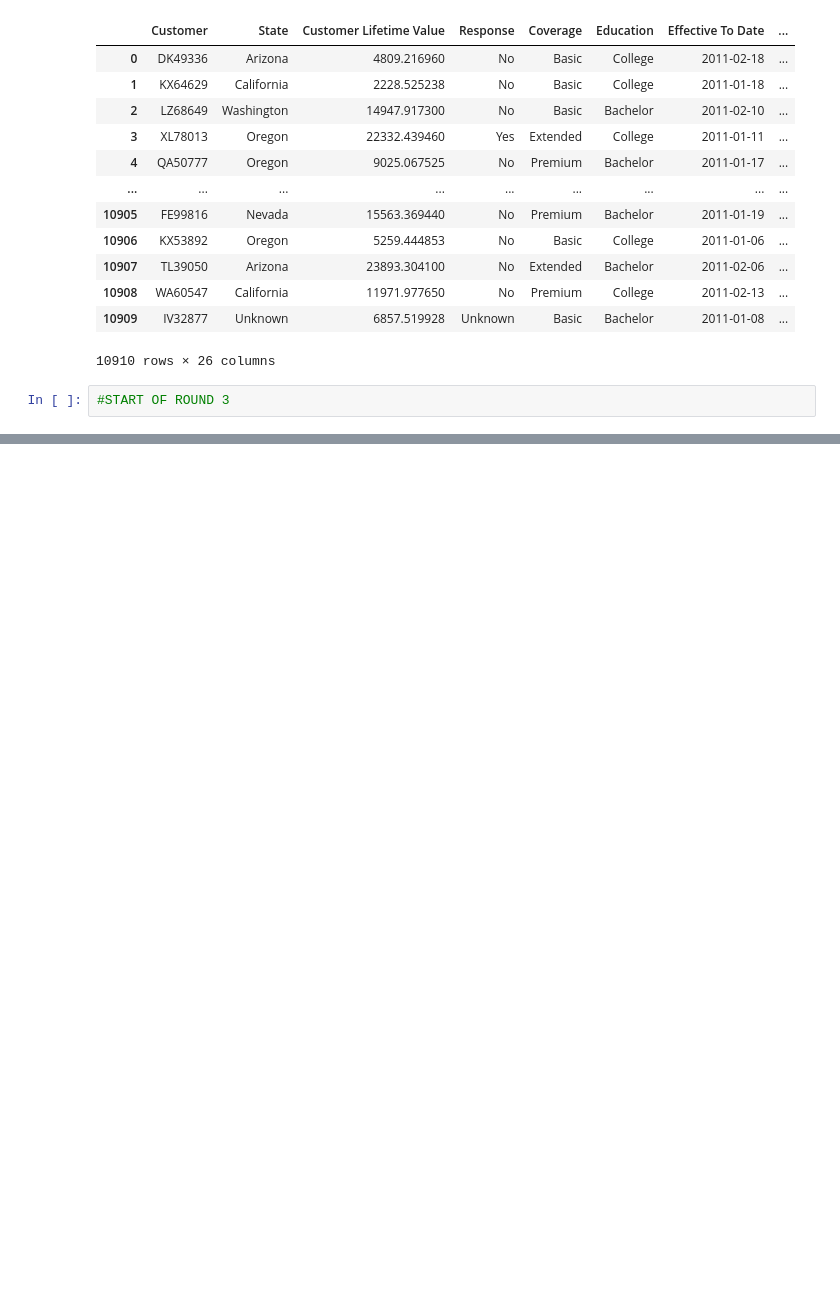
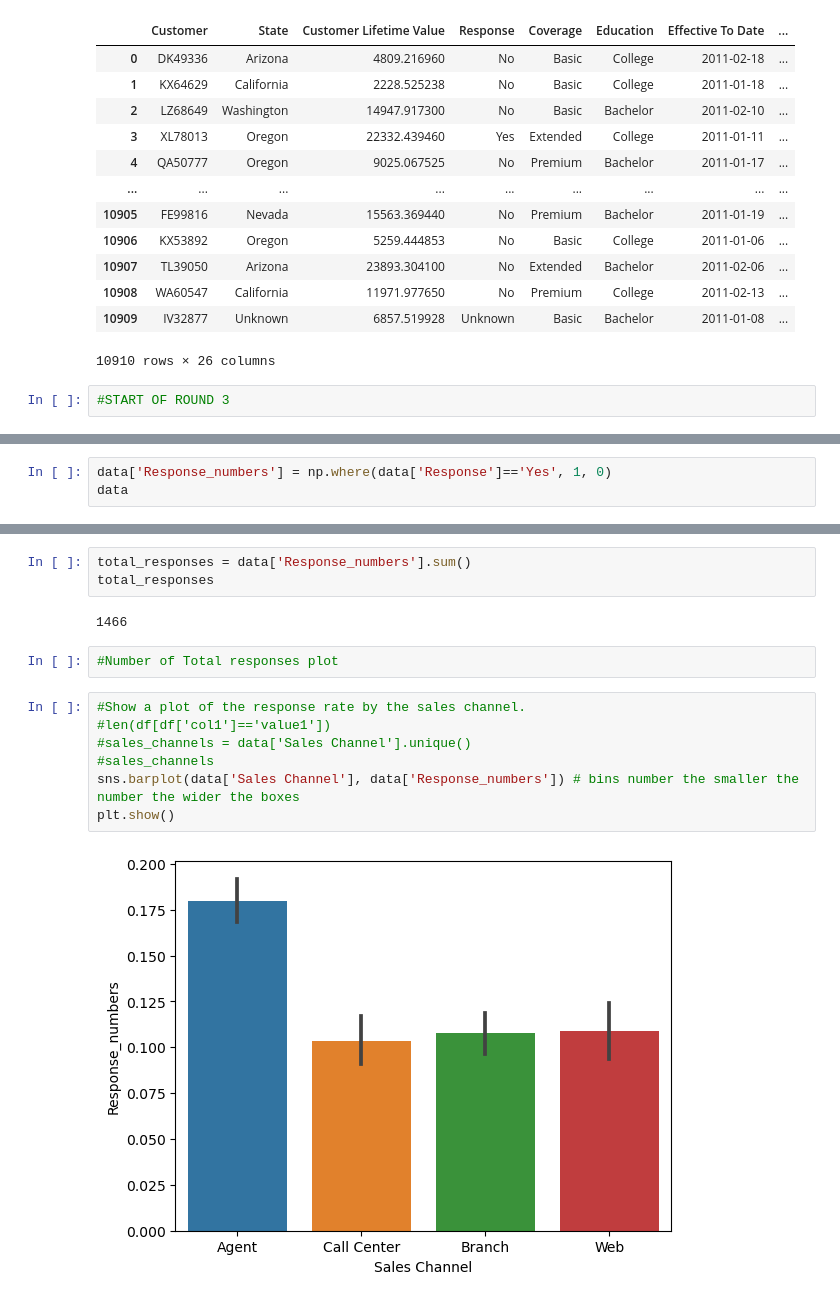
Before and after one commit to lutrx/lab-customer-analysis-round-2, a Jupyter notebook: solution.ipynb, the cells around one changed output, grey strips where cells are left out. Drawn from its saved outputs; the diff is of its cells as text; blank space fills up the shorter version.

```diff
--- a/solution.ipynb
+++ b/solution.ipynb
@@ -247,0 +298,3 @@ filtered_data
+# %%
+data['Response_numbers'] = np.where(data['Response']=='Yes', 1, 0)
+data
@@ -247,0 +315,16 @@ filtered_data
+# %%
+total_responses = data['Response_numbers'].sum()
+total_responses
+# %% [output]
+1466
+# %%
+#Number of Total responses plot
+# %%
+#Show a plot of the response rate by the sales channel.
+#len(df[df['col1']=='value1'])
+#sales_channels = data['Sales Channel'].unique()
+#sales_channels
+sns.barplot(data['Sales Channel'], data['Response_numbers']) # bins number the smaller the number the wider the boxes
+plt.show()
+# %% [output]
+[figure, added]
```
Also changed, not shown: parts of 8 cells of this notebook.
